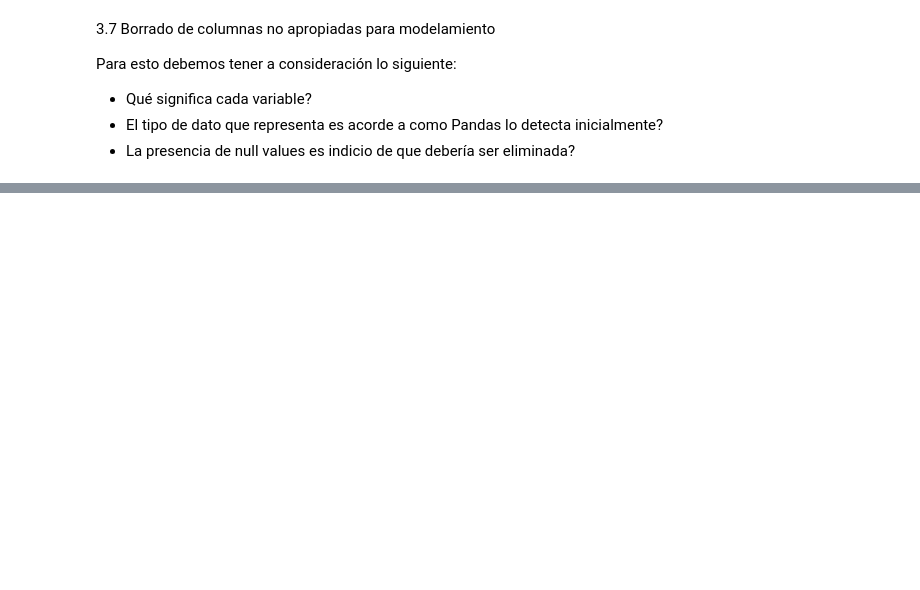
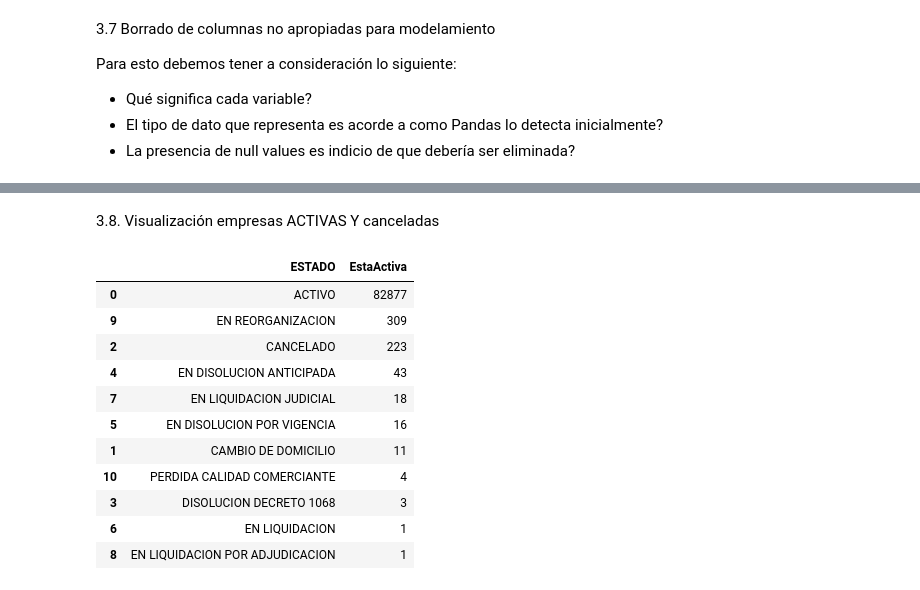
Before and after one commit to adrianferu/empresasCamaraComercioBucaramanga, a Jupyter notebook: camarasComercio.ipynb, the cells around one changed output, grey strips where cells are left out. Cells and saved outputs as stored; diff of their text form; code cells hidden in the pictures; blank space fills up the shorter version.

```diff
--- a/camarasComercio.ipynb
+++ b/camarasComercio.ipynb
@@ -94,0 +165,18 @@ duplicated
+# %% [markdown]
+3.8. Visualización empresas ACTIVAS Y canceladas
+# %%
+actividad = empresas_Buc.groupby(by=['ESTADO'],as_index=False).agg(EstaActiva=('ESTADO','count')).sort_values(by='EstaActiva',ascending=False)
+actividad
+# %% [output]
+|  | ESTADO | EstaActiva |
+| 0 | ACTIVO | 82877 |
+| 9 | EN REORGANIZACION | 309 |
+| 2 | CANCELADO | 223 |
+| 4 | EN DISOLUCION ANTICIPADA | 43 |
+| 7 | EN LIQUIDACION JUDICIAL | 18 |
+| 5 | EN DISOLUCION POR VIGENCIA | 16 |
+| 1 | CAMBIO DE DOMICILIO | 11 |
+| 10 | PERDIDA CALIDAD COMERCIANTE | 4 |
+| 3 | DISOLUCION DECRETO 1068 | 3 |
+| 6 | EN LIQUIDACION | 1 |
+| 8 | EN LIQUIDACION POR ADJUDICACION | 1 |
```
Also changed, not shown: parts of 9 cells of this notebook.
